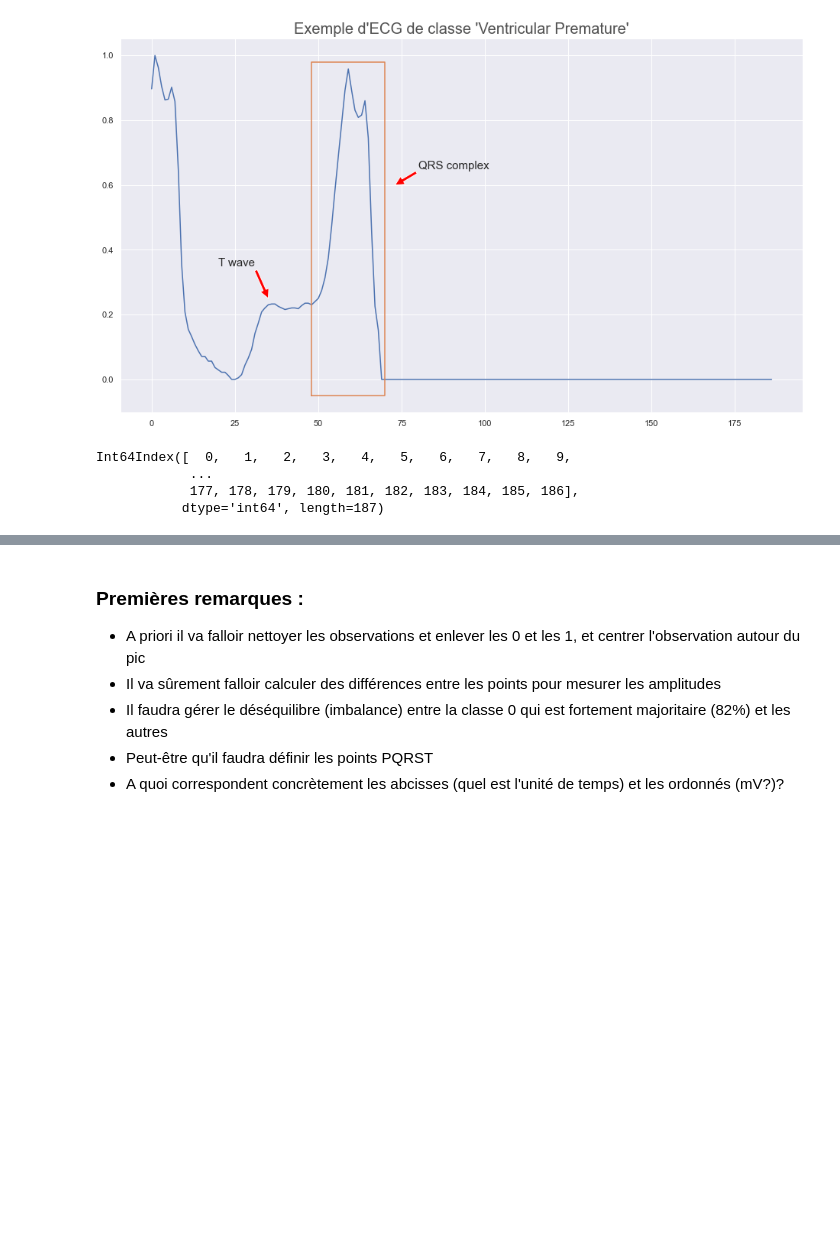
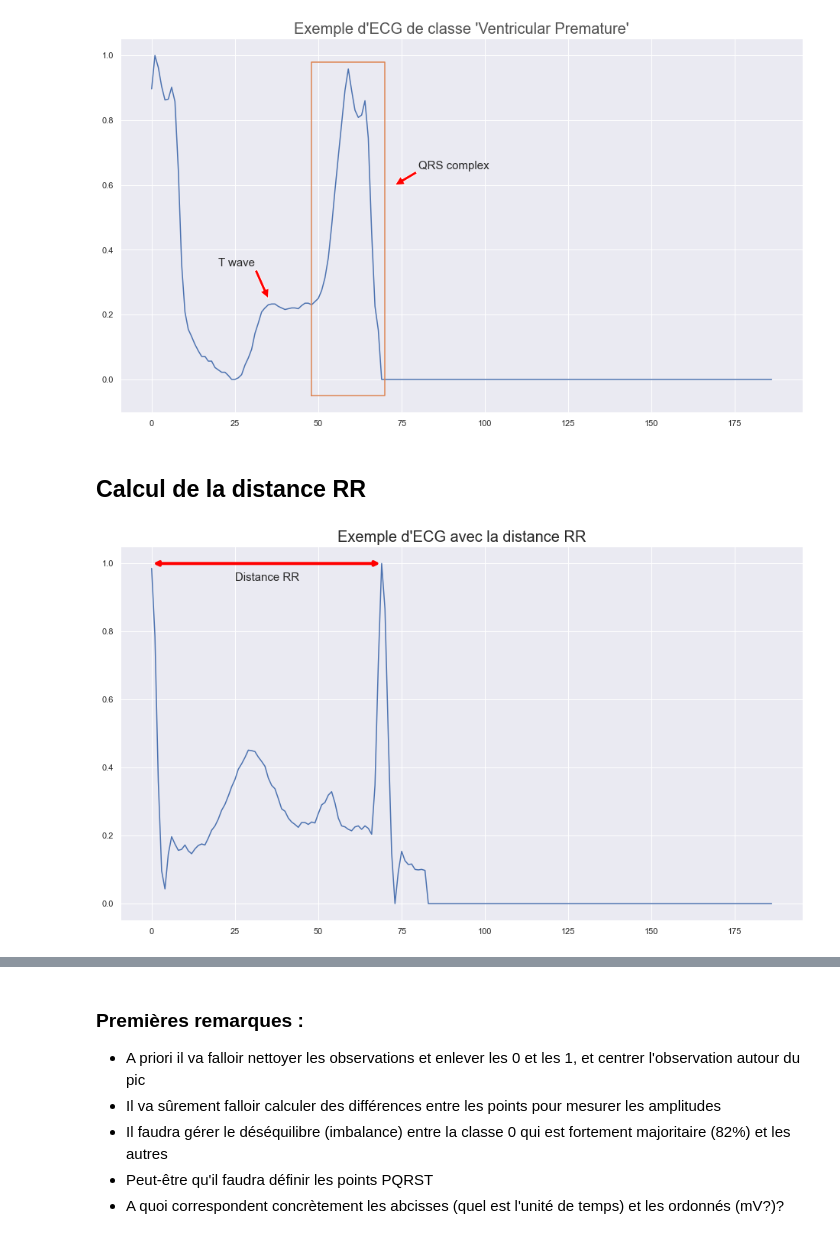
Before and after one commit to SamanthC/Pypitations, a Jupyter notebook: Notebook_1.ipynb, the cells around one changed output, grey strips where cells are left out. Drawn from its saved outputs; the diff is of its cells as text; code cells hidden in the pictures; blank space fills up the shorter version.

Commit message:
Add files via upload
Ajout des graphs de distance RR

```diff
--- a/Notebook_1.ipynb
+++ b/Notebook_1.ipynb
@@ -137,10 +137,13 @@ ax.annotate("QRS complex", xy=(73, 0.6), xytext=(80, 0.65), arrowprops = {"facec
 # %% [output]
 ''
 [figure]
-# %%
-mit_train.loc[53566][:-1].index
-# %% [output]
-Int64Index([  0,   1,   2,   3,   4,   5,   6,   7,   8,   9,
-            ...
-            177, 178, 179, 180, 181, 182, 183, 184, 185, 186],
-           dtype='int64', length=187)
+# %% [markdown]
+## Calcul de la distance RR
+# %%
+fig1, ax = plt.subplots(1,1,figsize=(16,9))
+ax.plot(mit_train.iloc[15,:-1]);
+ax.annotate("", xy = (0,1), xytext = (69, 1), arrowprops = dict(arrowstyle="<->", color = "red", linewidth = 4))
+ax.text(25, 0.95, "Distance RR", fontsize = 15)
+ax.set_title("Exemple d'ECG avec la distance RR", fontsize = 20);
+# %% [output]
+[figure, added]
```
Also changed, not shown: parts of 49 cells of this notebook.
